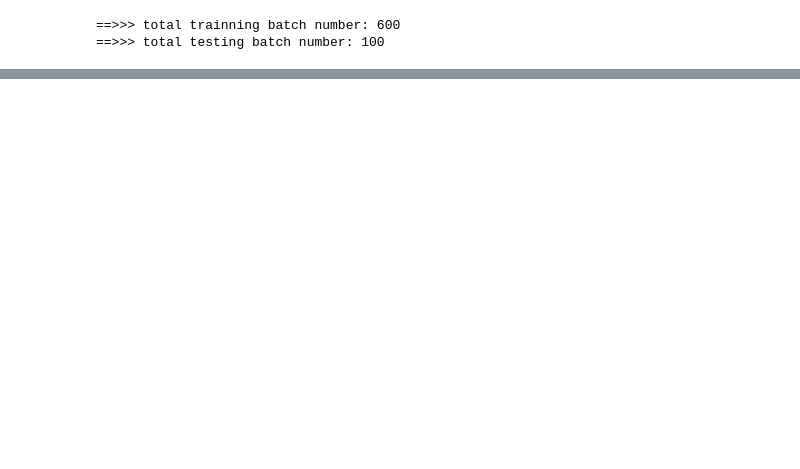
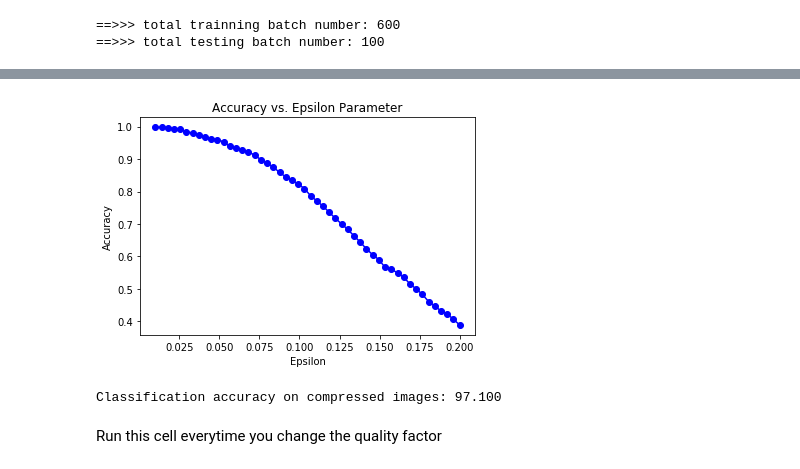
Before and after one commit to rraju1/Adv_jpeg_compression, a Jupyter notebook: adv_compression.ipynb, the cells around one changed output, grey strips where cells are left out. Cells and saved outputs as stored; diff of their text form; code cells hidden in the pictures; blank space fills up the shorter version.

```diff
--- a/adv_compression.ipynb
+++ b/adv_compression.ipynb
@@ -434,0 +460,9 @@ plt.savefig('adv_diff.png',bbox_inches='tight')
+# %%
+plt.plot(trial_eps, classification_rates, 'bo-')
+plt.title('Accuracy vs. Epsilon Parameter')
+plt.ylabel('Accuracy')
+plt.xlabel('Epsilon')
+plt.savefig("Accuracy_vs_FGSM_ep.png", bbox_inches="tight")
+# plt.show()
+# %% [output]
+[figure, added]
@@ -434,0 +471,32 @@ plt.savefig('adv_diff.png',bbox_inches='tight')
+# %%
+#load in the compressed imgs and corresponding labels
+mat = scipy.io.loadmat('compr.mat')
+compr_imgs = mat['jpeg_compressed_imgs']
+compr_test_labels = mat['sub_test_labels']
+
+# Get desired shape
+c_imgs = torch.Tensor(compr_imgs)
+
+# None is basically a placeholder for 1 if we were working RGB color imgs, this would be 3
+c_imgs_ex = c_imgs[:,None,:,:] # Batch size, channel_num, img height, img width
+c_imgs_ex = c_imgs_ex.cuda() # need to put onto GPU for input to be accepted by model
+
+logits = model(c_imgs_ex)
+_, preds = torch.max(logits, 1) # get the most likely class labels
+
+num_preds = preds.size(0) # number of predictions
+pred_array = preds.cpu().detach().numpy()
+
+correct = 0
+for i in range(num_preds):
+    if pred_array[i] == compr_test_labels[i]:
+        correct = correct + 1
+
+acc = (correct/num_preds) * 100
+
+print("Classification accuracy on compressed images: {:.3f}".format(
+                acc))
+# %% [output]
+Classification accuracy on compressed images: 97.100
+# %% [markdown]
+Run this cell everytime you change the quality factor
```
Also changed, not shown: parts of 18 cells of this notebook.
